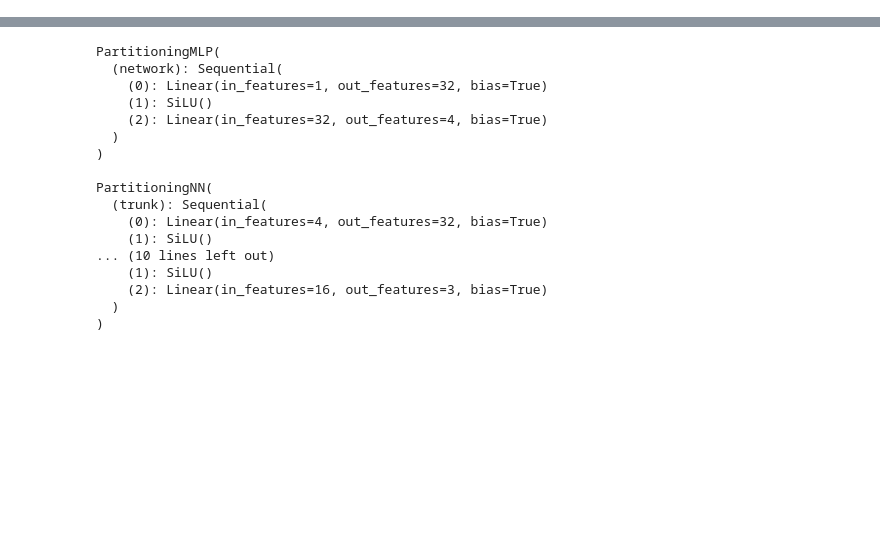
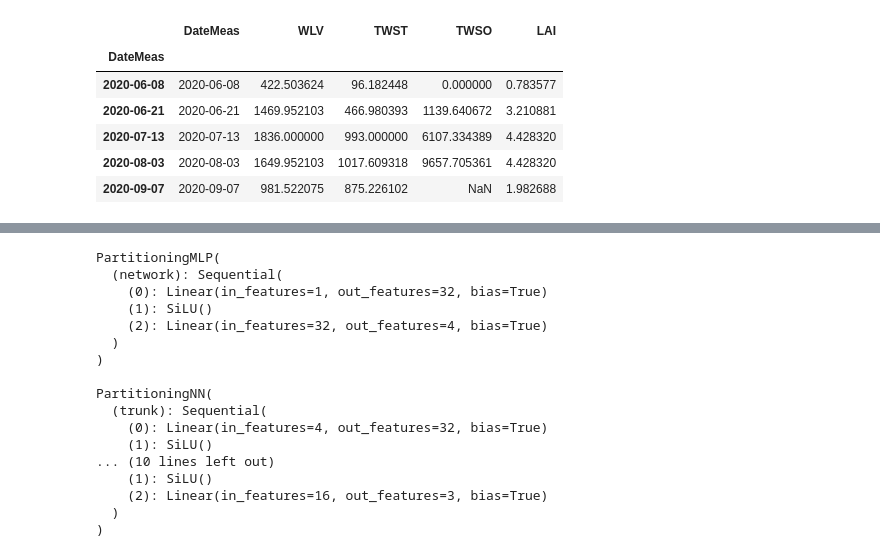
Before and after one commit to WUR-AI/diffWOFOST, a Jupyter notebook: docs/notebooks/hybrid_partitioning_wofost72.ipynb, the cells around one changed output, grey strips where cells are left out. Saved outputs shown, nothing was run; the diff lists cells and outputs as text; code cells hidden in the pictures; blank space fills up the shorter version.

```diff
--- a/docs/notebooks/hybrid_partitioning_wofost72.ipynb
+++ b/docs/notebooks/hybrid_partitioning_wofost72.ipynb
@@ -71,75 +156,19 @@ Using data file: test_potentialproduction_wofost72_03.yaml
 # %%
-test_data = get_test_data(filename)
+weather_data_provider = ExcelWeatherDataProvider(weather_path)
+crop_data_provider = YAMLCropDataProvider(fpath=crop_path, force_reload=True)
+soil_data_provider = DummySoilDataProvider()
+site_data_provider = WOFOST72SiteDataProvider(WAV=10)
+parameter_provider = ParameterProvider(
+    cropdata=crop_data_provider,
+    soildata=soil_data_provider,
+    sitedata=site_data_provider,
+    )
+agro_management_inputs = YAMLAgroManagementReader(agro_path)
 
-crop_model_params = [
-    "SPAN",
-    "TDWI",
-    "TBASE",
-    "PERDL",
-    "RGRLAI",
-    "KDIFTB",
-    "SLATB",
-    "TSUMEM",
-    "TBASEM",
-    "TEFFMX",
-    "TSUM1",
-    "TSUM2",
-    "DLO",
-    "DLC",
-    "DVSI",
-    "DVSEND",
-    "DTSMTB",
-    "AMAXTB",
-    "EFFTB",
-    "TMPFTB",
-    "TMNFTB",
-    "Q10",
-    "RMR",
-    "RML",
-    "RMS",
-    "RMO",
-    "RFSETB",
-    "CFET",
-    "DEPNR",
-    "IAIRDU",
-    "IOX",
-    "CRAIRC",
-    "SM0",
-    "SMW",
-    "SMFCF",
-    "RDI",
-    "RRI",
-    "RDMCR",
-    "RDMSOL",
-    "RDRRTB",
-    "RDRSTB",
-    "SSATB",
-    "SPA",
-    "FRTB",
-    "FLTB",
-    "FSTB",
-    "FOTB",
-    "CVL",
-    "CVO",
-    "CVR",
-    "CVS",
-]
+observations = pd.read_excel(obs_path)
+observations = observations.rename(columns={"LeafDM": "WLV", "StemDM": "TWST", "TuberDM": "TWSO"})
+observations.index = pd.to_datetime(observations["DateMeas"])
+observations = observations.sort_index()
 
-(crop_model_params_provider, weather_data_provider, agro_management_inputs, external_states) = (
-    prepare_engine_input(test_data, crop_model_params)
-)
-
-expected_lai = torch.tensor(
-    [float(item["LAI"]) for item in test_data["ModelResults"]],
-    dtype=ComputeConfig.get_dtype(),
-    device=ComputeConfig.get_device(),
-)
-
-reference_config = Configuration(
-    CROP=Wofost72,
-    SOIL=WaterbalancePP,
-    OUTPUT_VARS=["DVS", "LAI", "FR", "FL", "FS", "FO"],
-)
-
-print(f"Number of time steps: {expected_lai.numel()}")
+display(observations[["DateMeas", "WLV", "TWST", "TWSO", "LAI"]].head())
 # %% [output]
@@ -147 +176,8 @@ Number of time steps: 280
+|  | DateMeas | WLV | TWST | TWSO | LAI |
+| DateMeas |  |  |  |  |  |
+| 2020-06-08 | 2020-06-08 | 422.503624 | 96.182448 | 0.000000 | 0.783577 |
+| 2020-06-21 | 2020-06-21 | 1469.952103 | 466.980393 | 1139.640672 | 3.210881 |
+| 2020-07-13 | 2020-07-13 | 1836.000000 | 993.000000 | 6107.334389 | 4.428320 |
+| 2020-08-03 | 2020-08-03 | 1649.952103 | 1017.609318 | 9657.705361 | 4.428320 |
+| 2020-09-07 | 2020-09-07 | 981.522075 | 875.226102 | NaN | 1.982688 |
 # %% [markdown]
```
Also changed, not shown: parts of 31 cells of this notebook, 1 other file.
